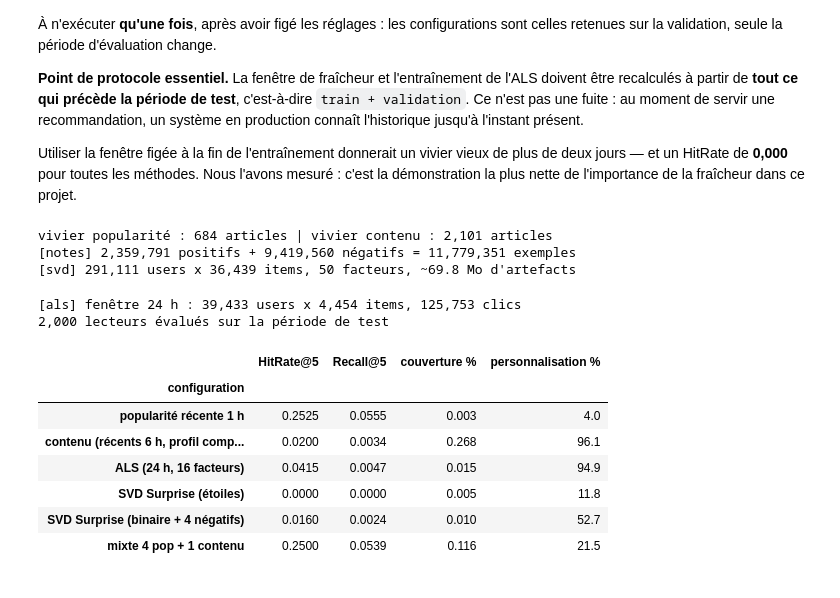
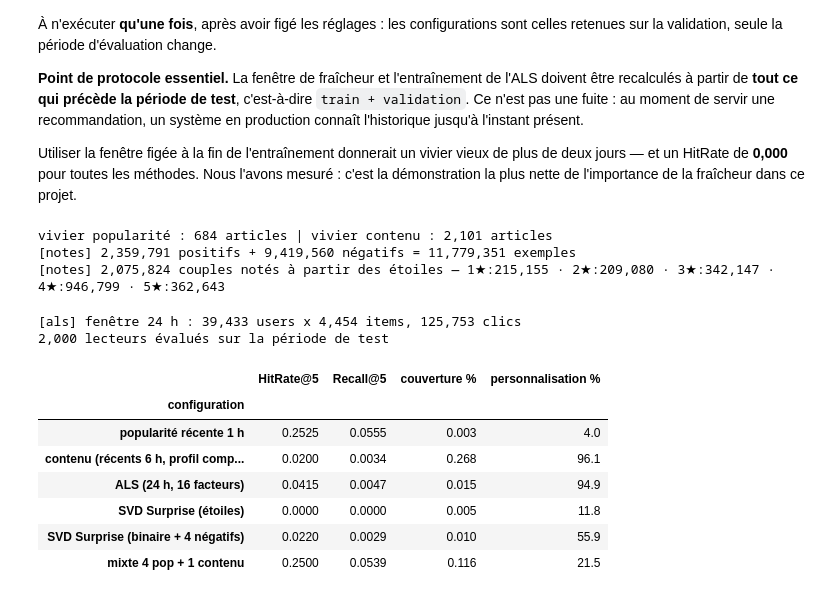
Before and after one commit to delnouty/Ricochet-content-recommendation, a Jupyter notebook: notebooks/07_exp_hybride_et_test.ipynb, the cells around one changed output. Cells and saved outputs as stored; diff of their text form; code cells hidden in the pictures.

Commit message:
Reconcile notebooks, slides and reference; fix SVD protocol and unsourced factors

```diff
--- a/notebooks/07_exp_hybride_et_test.ipynb
+++ b/notebooks/07_exp_hybride_et_test.ipynb
@@ -145,54 +145,53 @@ for user_id, articles in val.groupby('user_id')['click_article_id']:
     reco.user_clicks[int(user_id)] = (nouveaux if ancien is None
                                       else np.concatenate([ancien, nouveaux]))
 
-# SVD Surprise ré-entraîné avec sa meilleure configuration (notebook 06) :
-# notes binaires + 4 négatifs par positif. La variante « étoiles » présente dans
-# les artefacts est conservée pour comparaison — elle mesure ce que donne une note
-# qui ne dépend que de l'article.
-from src.collaborative_surprise import (add_negative_samples, build_ratings,
-                                        save_artifacts, train_svd)
+# Les deux modèles collaboratifs sont ré-entraînés sur `historique` : c'est ce
+# dont disposerait un service en production à l'instant de répondre. Donner la
+# validation à l'ALS et la refuser au SVD ferait une comparaison inégale — le
+# SVD tombe alors à 0,0005 au lieu de 0,0220, par manque de données et non par
+# faiblesse du modèle.
+#
+# Les deux variantes de note sont entraînées ici **explicitement**. Lire les
+# artefacts du dossier ferait dépendre l'étiquette de la ligne de ce qui s'y
+# trouve : la ligne « étoiles » a déjà affiché les chiffres de la variante
+# binaire après une reconstruction des artefacts, sans qu'aucune erreur ne se
+# lève.
+from src.evaluate import svd_strategie
 
-SVD_TEST = Path('..') / 'models_split_svd_test'
-SVD_TEST.mkdir(exist_ok=True)
-for nom in ('articles_embeddings_pca.npy', 'user_clicks.pkl', 'popular_articles.npy'):
-    if not (SVD_TEST / nom).exists():
-        (SVD_TEST / nom).write_bytes((MODELS / nom).read_bytes())
-
-notes = add_negative_samples(build_ratings(historique), negatives_per_positive=4)
-algo_svd, trainset_svd = train_svd(notes, n_factors=50, n_epochs=20)
-save_artifacts(algo_svd, trainset_svd, SVD_TEST)
-svd_negatifs = xp.make_svd(Recommender(SVD_TEST), pool_test)
+svd_negatifs = svd_strategie(reco, historique, pool_test, negatives=4)
+svd_etoiles = svd_strategie(reco, historique, pool_test, negatives=0,
+                            models_dir=MODELS)
 
 popularite_test = xp.make_popularity(pool_pop_test, reco)
 contenu_test = xp.make_content(reco, pool_test, last_k=None)
 als_test = xp.train_als_window(historique, 24, factors=16)(pool_test, reco)
 
 users_test, cible_test = xp.eval_users(reco, test, max_users=2000)
 print(f'{len(users_test):,} lecteurs évalués sur la période de test')
 
 MEILLEURES = {
     'popularité récente 1 h': popularite_test,
     'contenu (récents 6 h, profil complet)': contenu_test,
     'ALS (24 h, 16 facteurs)': als_test,
-    'SVD Surprise (étoiles)': xp.make_svd(reco, pool_test),
+    'SVD Surprise (étoiles)': svd_etoiles,
     'SVD Surprise (binaire + 4 négatifs)': svd_negatifs,
     'mixte 4 pop + 1 contenu': xp.make_mix(popularite_test, contenu_test, 1),
 }
 final = xp.compare(MEILLEURES, users_test, cible_test, n_articles=reco.n_articles)
 final
 # %% [output]
 vivier popularité : 684 articles | vivier contenu : 2,101 articles
 [notes] 2,359,791 positifs + 9,419,560 négatifs = 11,779,351 exemples
-[svd] 291,111 users x 36,439 items, 50 facteurs, ~69.8 Mo d'artefacts
+[notes] 2,075,824 couples notés à partir des étoiles — 1★:215,155 · 2★:209,080 · 3★:342,147 · 4★:946,799 · 5★:362,643
 [als] fenêtre 24 h : 39,433 users x 4,454 items, 125,753 clics
 2,000 lecteurs évalués sur la période de test
 |  | HitRate@5 | Recall@5 | couverture % | personnalisation % |
 | configuration |  |  |  |  |
 | popularité récente 1 h | 0.2525 | 0.0555 | 0.003 | 4.0 |
 | contenu (récents 6 h, profil comp... | 0.0200 | 0.0034 | 0.268 | 96.1 |
 | ALS (24 h, 16 facteurs) | 0.0415 | 0.0047 | 0.015 | 94.9 |
 | SVD Surprise (étoiles) | 0.0000 | 0.0000 | 0.005 | 11.8 |
-| SVD Surprise (binaire + 4 négatifs) | 0.0160 | 0.0024 | 0.010 | 52.7 |
+| SVD Surprise (binaire + 4 négatifs) | 0.0220 | 0.0029 | 0.010 | 55.9 |
 | mixte 4 pop + 1 contenu | 0.2500 | 0.0539 | 0.116 | 21.5 |
 # %% [markdown]
 ## Conclusion à retenir pour la présentation
```
Also changed, not shown: parts of 2 cells of this notebook, 20 other files.
